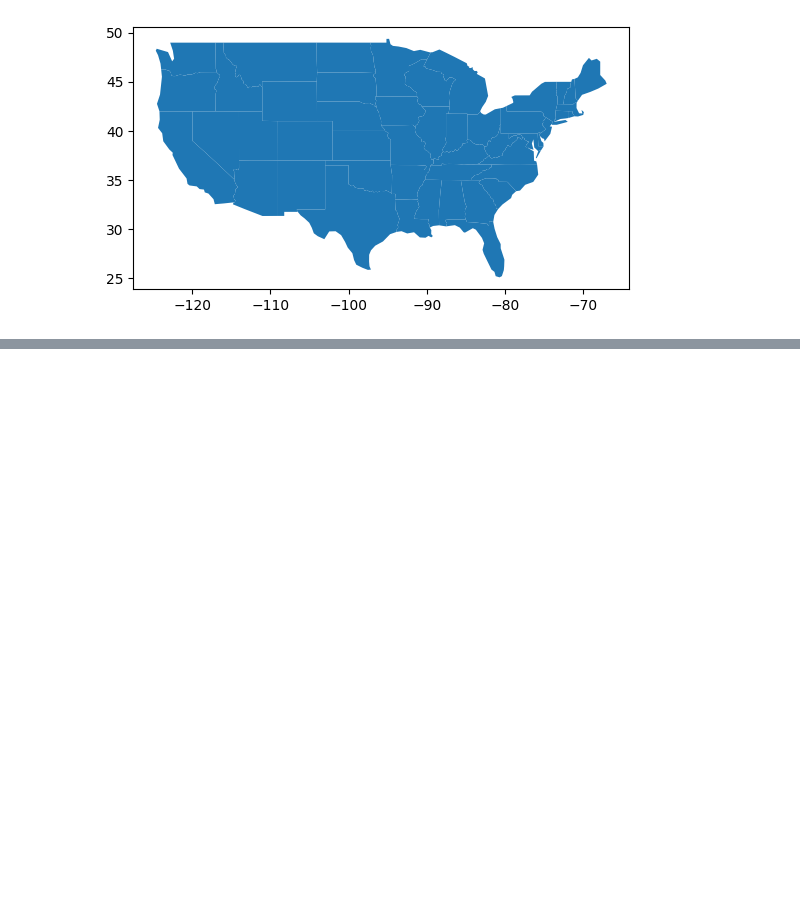
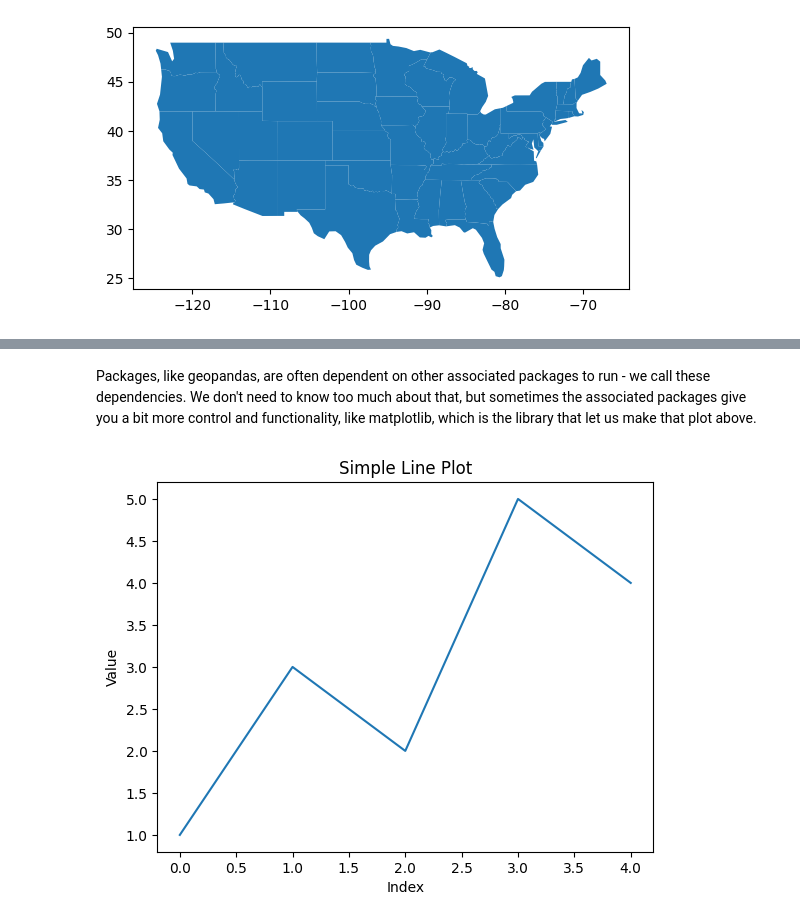
Before and after one commit to zjscholnick/ucsb-geog-club-workshop-1-2026, a Jupyter notebook: Workshop-1.ipynb, the cells around one changed output, grey strips where cells are left out. Saved outputs shown, nothing was run; the diff lists cells and outputs as text; code cells hidden in the pictures; blank space fills up the shorter version.

```diff
--- a/Workshop-1.ipynb
+++ b/Workshop-1.ipynb
@@ -352,0 +302,21 @@ states_conus.plot()
+# %% [markdown]
+Packages, like geopandas, are often dependent on other associated packages to run - we call these dependencies. We don't need to know too much about that, but sometimes the associated packages give you a bit more control and functionality, like matplotlib, which is the library that let us make that plot above.
+# %%
+# We use matplotlib.pyplot instead of all of matplotlib because we're only interested in a small collection of plotting functions out of everything the package provides.
+import matplotlib.pyplot as plt
+
+# Create a simple list of numbers
+data_points = [1, 3, 2, 5, 4]
+
+# Generate a line graph
+plt.plot(data_points)
+
+# Add title and labels
+plt.title("Simple Line Plot")
+plt.xlabel("Index")
+plt.ylabel("Value")
+
+# Display the plot
+plt.show()
+# %% [output]
+[figure, added]
```
Also changed, not shown: parts of 18 cells of this notebook.
